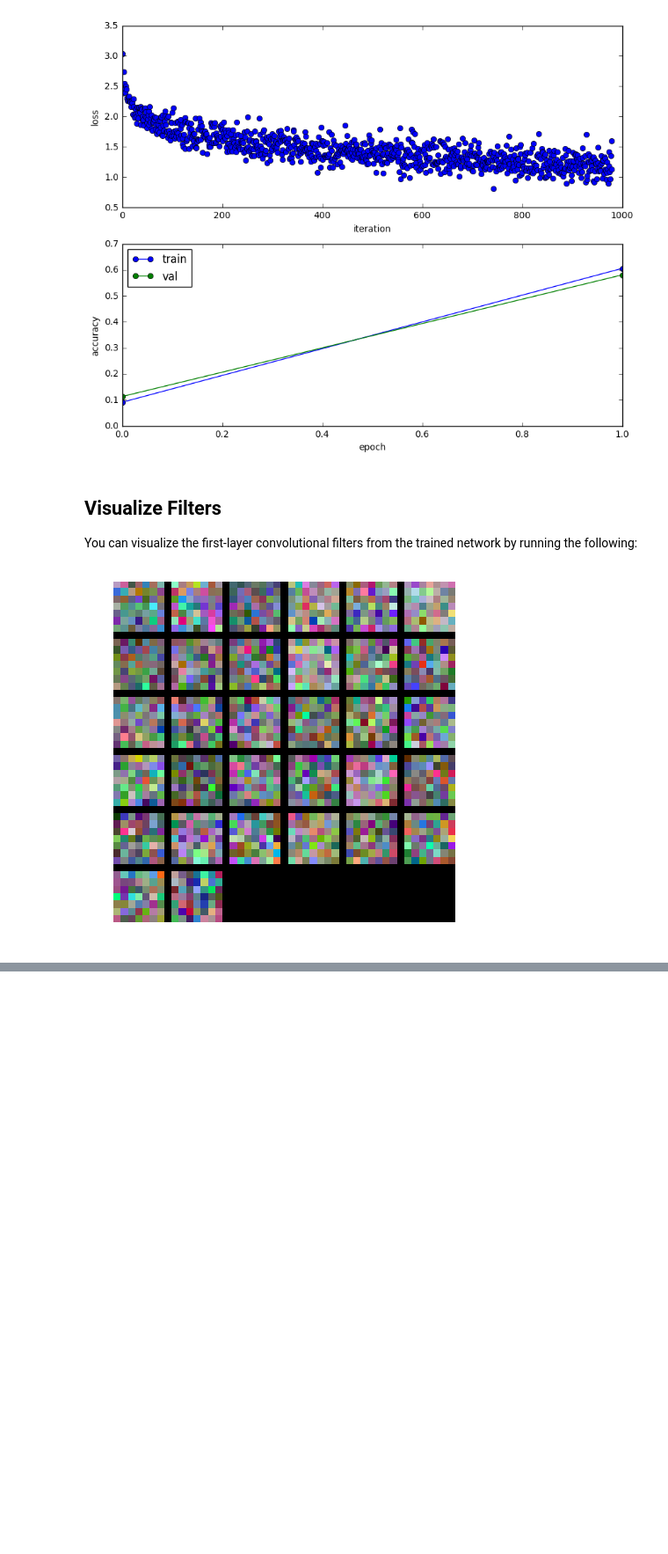
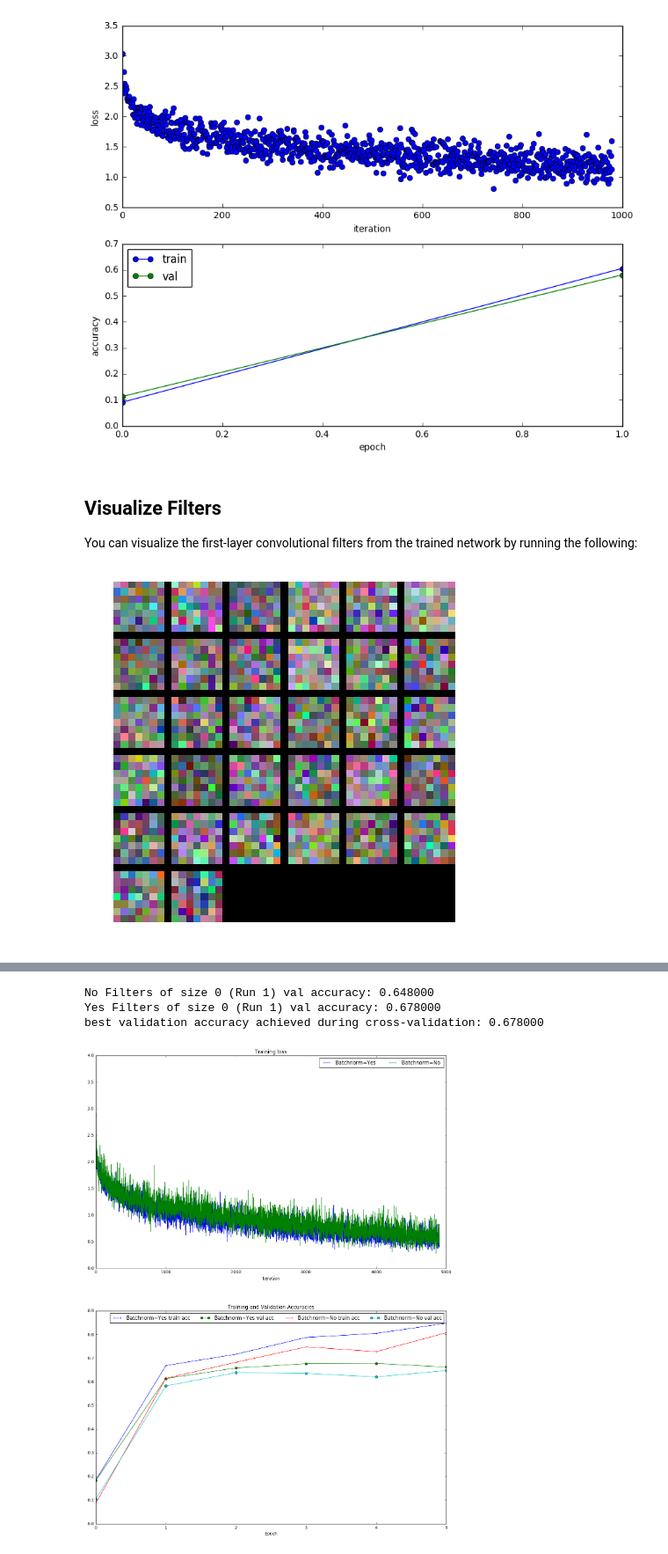
Before and after one commit to LUKELIEM/CS231N-Assignment-2, a Jupyter notebook: ConvolutionalNetworks - Prototyping2.ipynb, the cells around one changed output, grey strips where cells are left out. Shown: that part at 88% size. Cells and saved outputs as stored; diff of their text form; code cells hidden in the pictures; blank space fills up the shorter version.

Commit message:
Implement Batch Norm and Dropout in 3 Layer CNN
Debug and characterize the effects of dropout and batch norm on
convolutional network.

```diff
--- a/ConvolutionalNetworks - Prototyping2.ipynb
+++ b/ConvolutionalNetworks - Prototyping2.ipynb
@@ -330,0 +413,19 @@ plt.show()
+# %%
+num_train = 100
+small_data = {
+  'X_train': data['X_train'][:num_train],
+  'y_train': data['y_train'][:num_train],
+  'X_val': data['X_val'],
+  'y_val': data['y_val'],
+}
+
+model = ThreeLayerConvNet(weight_scale=1e-2, dropout=0.5, seed=123, use_batchnorm=True, verbose=False)
+
+solver = Solver(model, small_data,
+                num_epochs=20, batch_size=50,
+                update_rule='adam',
+                optim_config={
+                  'learning_rate': 1e-4,
+                },
+                verbose=True, print_every=1)
+solver.train()
@@ -330,0 +520,37 @@ plt.show()
+# %%
+# Print out results.
+for param,accuracy in sorted(results.iteritems()):
+    n,f,i, lr, reg = param
+    print 'Batchnorm = %s val accuracy: %f' % accuracy
+print 'best validation accuracy achieved during cross-validation: %f' % best_val
+
+plt.subplot(2, 1, 1)
+plt.title('Training loss')
+plt.xlabel('Iteration')
+
+plt.subplot(2, 1, 2)
+plt.title('Training and Validation Accuracies')
+plt.xlabel('Epoch')
+
+for items, solver in solvers.iteritems():
+  print
+  plt.subplot(2, 1, 1)
+  label = "Batchnorm=%s " % items[0]
+  plt.plot(solver.loss_history, '-', label=label)
+
+  plt.subplot(2, 1, 2)
+  plt.plot(solver.train_acc_history, '-+', label=label+"train acc")
+
+  plt.subplot(2, 1, 2)
+  plt.plot(solver.val_acc_history, '-o', label=label+"val acc")
+
+for i in [1, 2]:
+  plt.subplot(2, 1, i)
+  plt.legend(loc='best', ncol=4)
+plt.gcf().set_size_inches(15, 20)
+plt.show()
+# %% [output]
+No Filters of size 0 (Run 1) val accuracy: 0.648000
+Yes Filters of size 0 (Run 1) val accuracy: 0.678000
+best validation accuracy achieved during cross-validation: 0.678000
+[figure, added]
```
Also changed, not shown: parts of 12 cells of this notebook, 6 other files.
